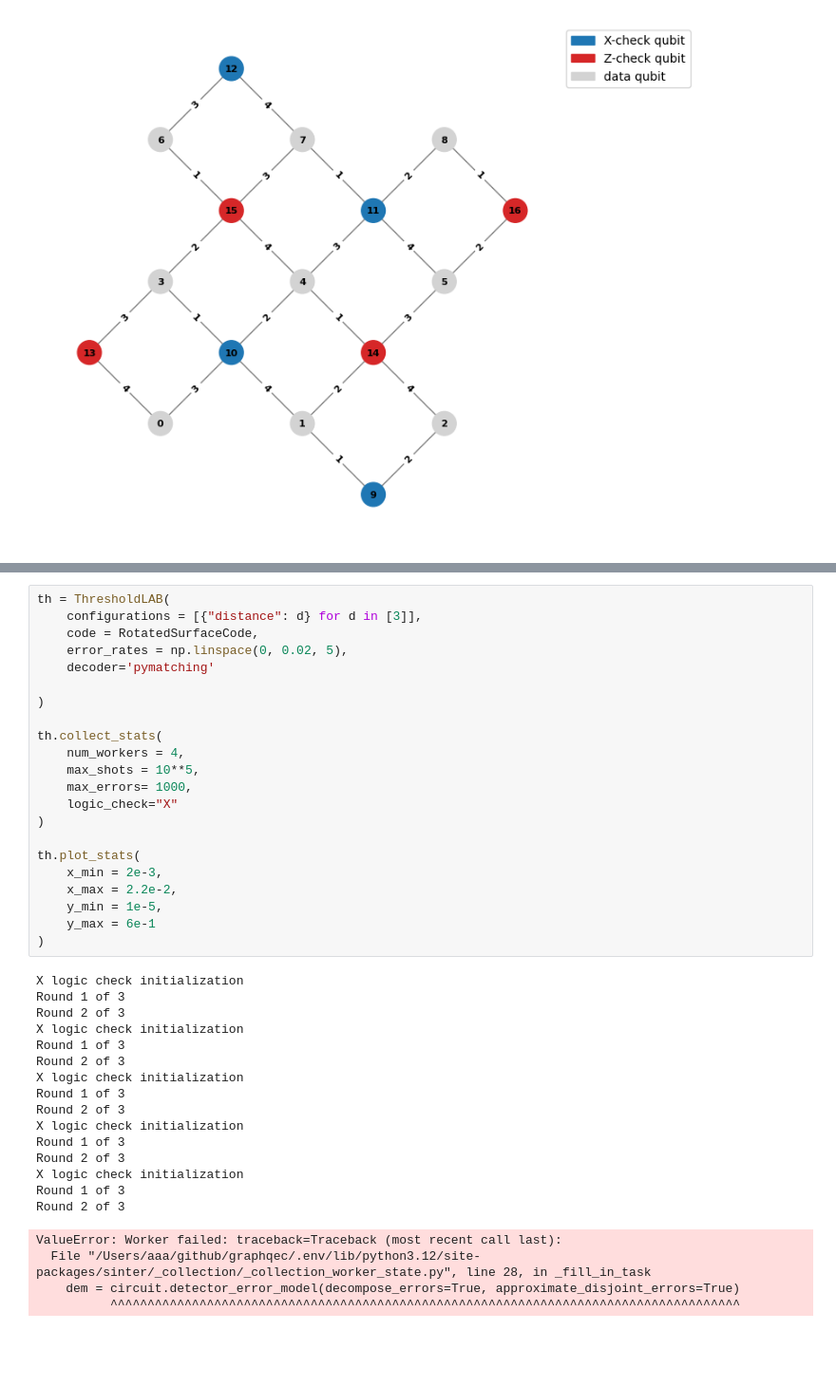
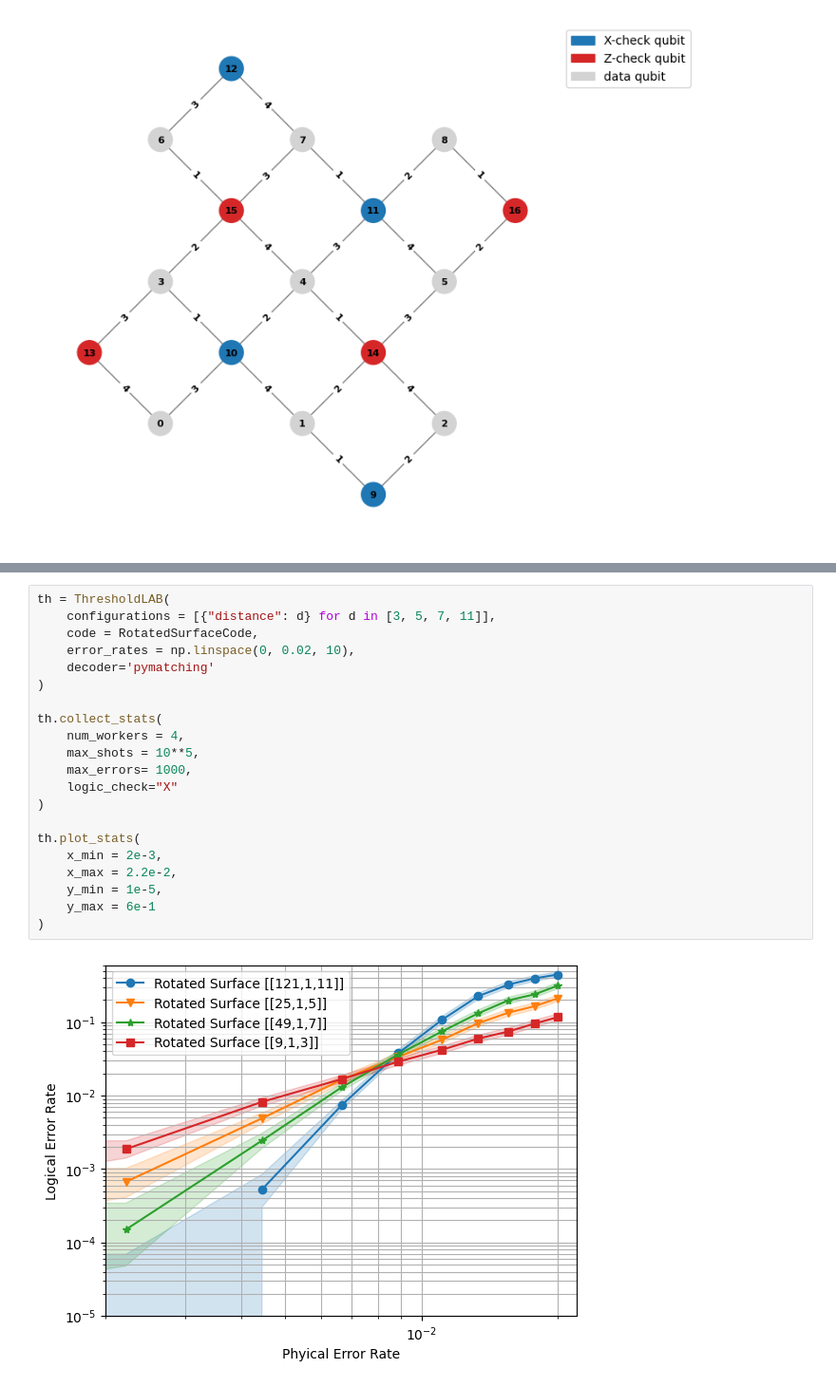
Before and after one commit to adelshb/graphqec, a Jupyter notebook: notebooks/rotated_surface_code.ipynb, the cells around one changed output, grey strips where cells are left out. Shown: that part at 95% size. Cells and saved outputs as stored; diff of their text form; blank space fills up the shorter version.

```diff
--- a/notebooks/rotated_surface_code.ipynb
+++ b/notebooks/rotated_surface_code.ipynb
@@ -65,42 +81,23 @@ th.plot_stats(
 # %%
 th = ThresholdLAB(
-    configurations = [{"distance": d} for d in [3]],
+    configurations = [{"distance": d} for d in [3, 5, 7, 11]],
     code = RotatedSurfaceCode,
-    error_rates = np.linspace(0, 0.02, 5),
+    error_rates = np.linspace(0, 0.02, 10),
     decoder='pymatching'
-
 )
 
 th.collect_stats(
     num_workers = 4,
     max_shots = 10**5,
     max_errors= 1000,
     logic_check="X"
 )
 
 th.plot_stats(
     x_min = 2e-3,
     x_max = 2.2e-2,
     y_min = 1e-5,
     y_max = 6e-1
 )
 # %% [output]
-X logic check initialization
-Round 1 of 3
-Round 2 of 3
-X logic check initialization
-Round 1 of 3
-Round 2 of 3
-X logic check initialization
-Round 1 of 3
-Round 2 of 3
-X logic check initialization
-Round 1 of 3
-Round 2 of 3
-X logic check initialization
-Round 1 of 3
-Round 2 of 3
-ValueError: Worker failed: traceback=Traceback (most recent call last):
-  File "/Users/aaa/github/graphqec/.env/lib/python3.12/site-packages/sinter/_collection/_collection_worker_state.py", line 28, in _fill_in_task
-    dem = circuit.detector_error_model(decompose_errors=True, approximate_disjoint_errors=True)
-          ^^^^^^^^^^^^^^^^^^^^^^^^^^^^^^^^^^^^^^^^^^^^^^^^^^^^^^^^^^^^^^^^^^^^^^^^^^^^^^^^^^^^^
+[figure, added]
```
Also changed, not shown: parts of 3 cells of this notebook, 4 other files.
